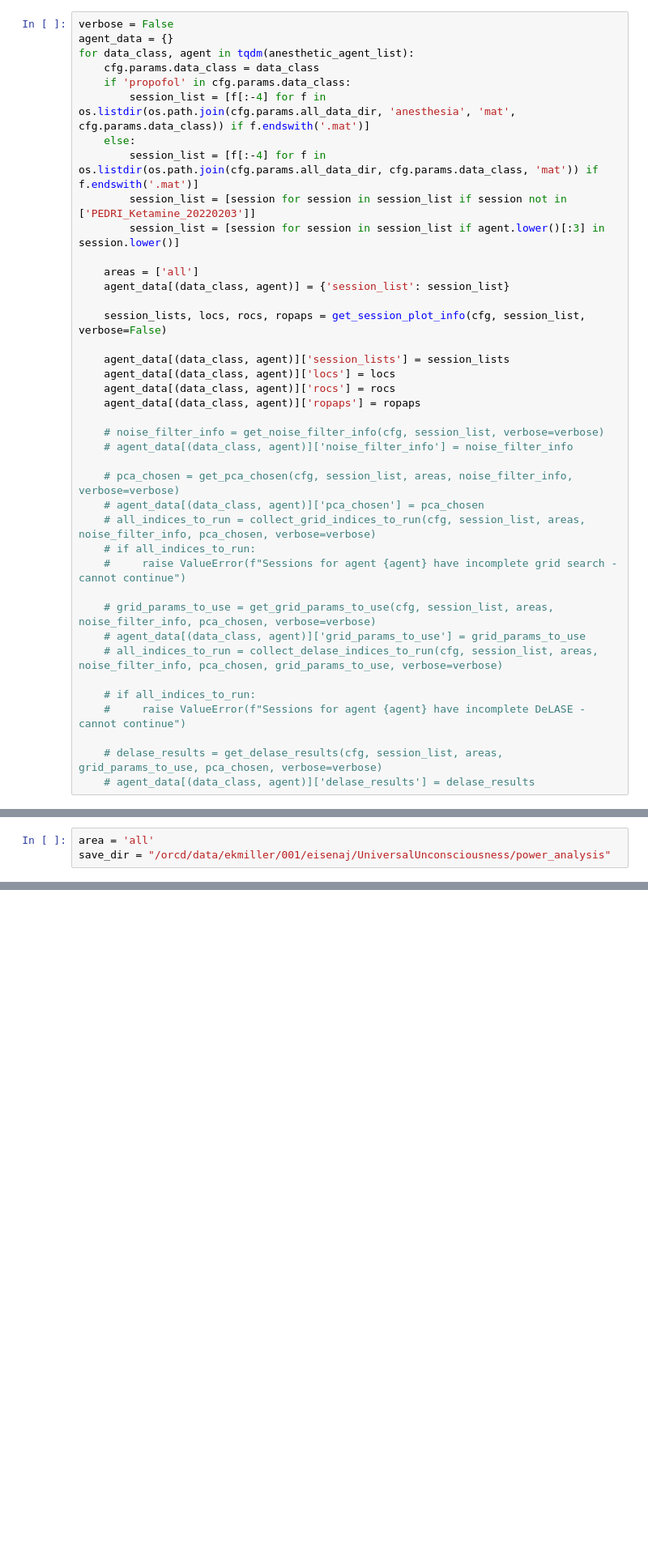
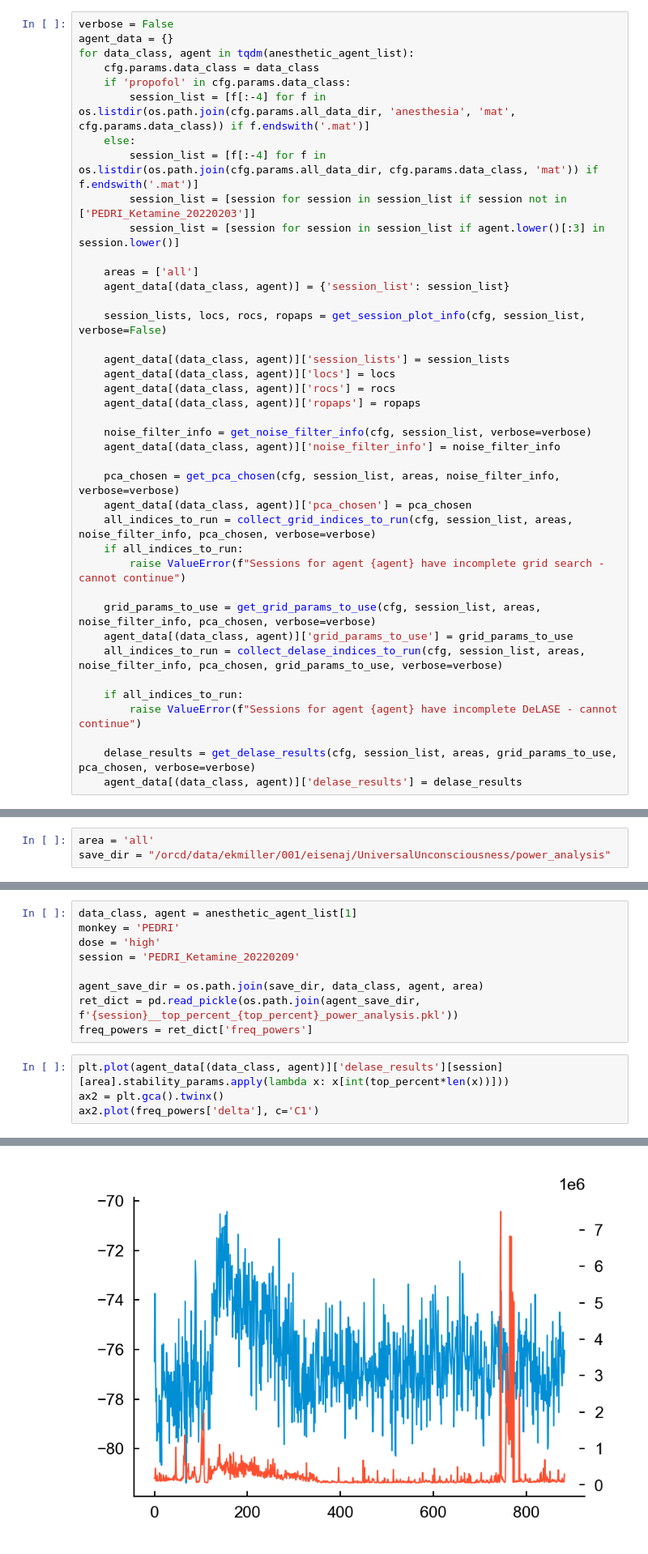
Before and after one commit to adamjeisen/UniversalUnconsciousness, a Jupyter notebook: _jupyter/Figures/power-analysis.ipynb, the cells around one changed output, grey strips where cells are left out. Shown: that part at 81% size. Drawn from its saved outputs; the diff is of its cells as text; blank space fills up the shorter version.

Commit message:
updated power plotting

```diff
--- a/_jupyter/Figures/power-analysis.ipynb
+++ b/_jupyter/Figures/power-analysis.ipynb
@@ -49,21 +51,21 @@ for data_class, agent in tqdm(anesthetic_agent_list):
     agent_data[(data_class, agent)]['rocs'] = rocs
     agent_data[(data_class, agent)]['ropaps'] = ropaps
 
-    # noise_filter_info = get_noise_filter_info(cfg, session_list, verbose=verbose)
-    # agent_data[(data_class, agent)]['noise_filter_info'] = noise_filter_info
+    noise_filter_info = get_noise_filter_info(cfg, session_list, verbose=verbose)
+    agent_data[(data_class, agent)]['noise_filter_info'] = noise_filter_info
 
-    # pca_chosen = get_pca_chosen(cfg, session_list, areas, noise_filter_info, verbose=verbose)
-    # agent_data[(data_class, agent)]['pca_chosen'] = pca_chosen
-    # all_indices_to_run = collect_grid_indices_to_run(cfg, session_list, areas, noise_filter_info, pca_chosen, verbose=verbose)
-    # if all_indices_to_run:
-    #     raise ValueError(f"Sessions for agent {agent} have incomplete grid search - cannot continue")
+    pca_chosen = get_pca_chosen(cfg, session_list, areas, noise_filter_info, verbose=verbose)
+    agent_data[(data_class, agent)]['pca_chosen'] = pca_chosen
+    all_indices_to_run = collect_grid_indices_to_run(cfg, session_list, areas, noise_filter_info, pca_chosen, verbose=verbose)
+    if all_indices_to_run:
+        raise ValueError(f"Sessions for agent {agent} have incomplete grid search - cannot continue")
 
-    # grid_params_to_use = get_grid_params_to_use(cfg, session_list, areas, noise_filter_info, pca_chosen, verbose=verbose)
-    # agent_data[(data_class, agent)]['grid_params_to_use'] = grid_params_to_use
-    # all_indices_to_run = collect_delase_indices_to_run(cfg, session_list, areas, noise_filter_info, pca_chosen, grid_params_to_use, verbose=verbose)
+    grid_params_to_use = get_grid_params_to_use(cfg, session_list, areas, noise_filter_info, pca_chosen, verbose=verbose)
+    agent_data[(data_class, agent)]['grid_params_to_use'] = grid_params_to_use
+    all_indices_to_run = collect_delase_indices_to_run(cfg, session_list, areas, noise_filter_info, pca_chosen, grid_params_to_use, verbose=verbose)
 
-    # if all_indices_to_run:
-    #     raise ValueError(f"Sessions for agent {agent} have incomplete DeLASE - cannot continue")
+    if all_indices_to_run:
+        raise ValueError(f"Sessions for agent {agent} have incomplete DeLASE - cannot continue")
 
-    # delase_results = get_delase_results(cfg, session_list, areas, grid_params_to_use, pca_chosen, verbose=verbose)
-    # agent_data[(data_class, agent)]['delase_results'] = delase_results
+    delase_results = get_delase_results(cfg, session_list, areas, grid_params_to_use, pca_chosen, verbose=verbose)
+    agent_data[(data_class, agent)]['delase_results'] = delase_results
@@ -249,0 +147,14 @@ MrJones high
+# %%
+data_class, agent = anesthetic_agent_list[1]
+monkey = 'PEDRI'
+dose = 'high'
+session = 'PEDRI_Ketamine_20220209'
+
+agent_save_dir = os.path.join(save_dir, data_class, agent, area)
+ret_dict = pd.read_pickle(os.path.join(agent_save_dir, f'{session}__top_percent_{top_percent}_power_analysis.pkl'))
+freq_powers = ret_dict['freq_powers']
+# %%
+plt.plot(agent_data[(data_class, agent)]['delase_results'][session][area].stability_params.apply(lambda x: x[int(top_percent*len(x))]))
+ax2 = plt.gca().twinx()
+ax2.plot(freq_powers['delta'], c='C1')
+# %% [output]
@@ -249,0 +162 @@ MrJones high
+[figure, added]
```
Also changed, not shown: parts of 13 cells of this notebook, 1 other file.
